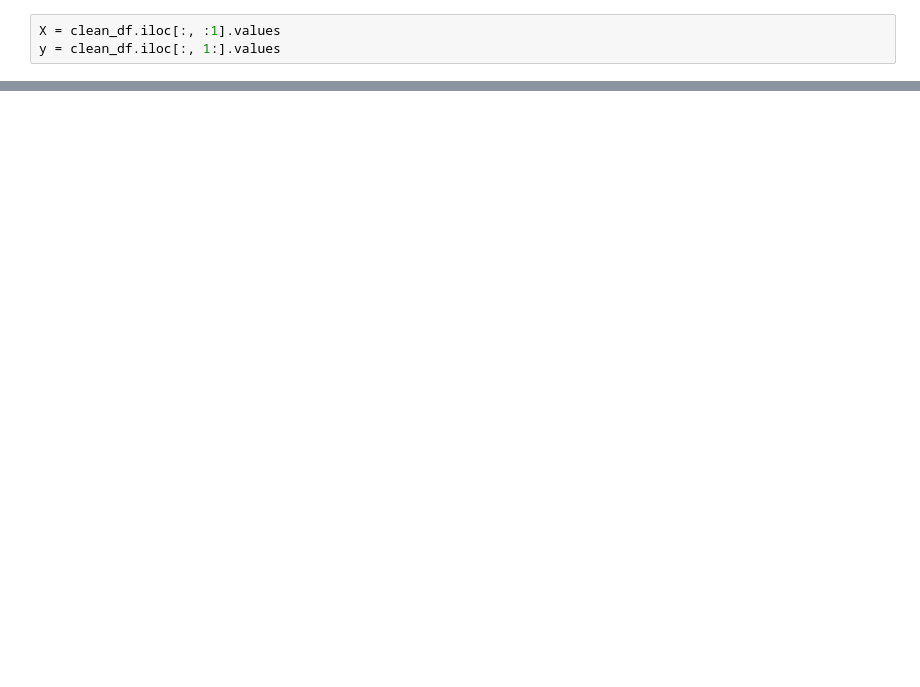
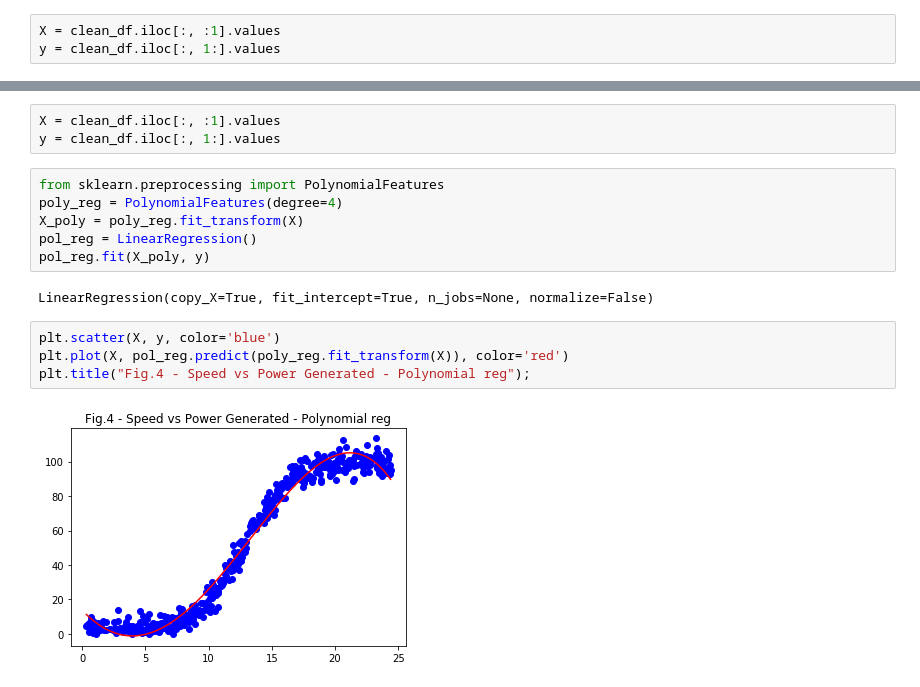
Before and after one commit to ComeOnTaBlazes/FoDA_Project, a Jupyter notebook: Linear Regresssion.ipynb, the cells around one changed output, grey strips where cells are left out. Drawn from its saved outputs; the diff is of its cells as text; blank space fills up the shorter version.

Commit message:
Updated Polynomial and working predictor

```diff
--- a/Linear Regresssion.ipynb
+++ b/Linear Regresssion.ipynb
@@ -324,0 +364,17 @@ eval(clean_df_y_test, clean_df_y_pred)
+# %%
+X = clean_df.iloc[:, :1].values
+y = clean_df.iloc[:, 1:].values
+# %%
+from sklearn.preprocessing import PolynomialFeatures
+poly_reg = PolynomialFeatures(degree=4)
+X_poly = poly_reg.fit_transform(X)
+pol_reg = LinearRegression()
+pol_reg.fit(X_poly, y)
+# %% [output]
+LinearRegression(copy_X=True, fit_intercept=True, n_jobs=None, normalize=False)
+# %%
+plt.scatter(X, y, color='blue')
+plt.plot(X, pol_reg.predict(poly_reg.fit_transform(X)), color='red')
+plt.title("Fig.4 - Speed vs Power Generated - Polynomial reg");
+# %% [output]
+[figure, added]
```
Also changed, not shown: parts of 46 cells of this notebook.
